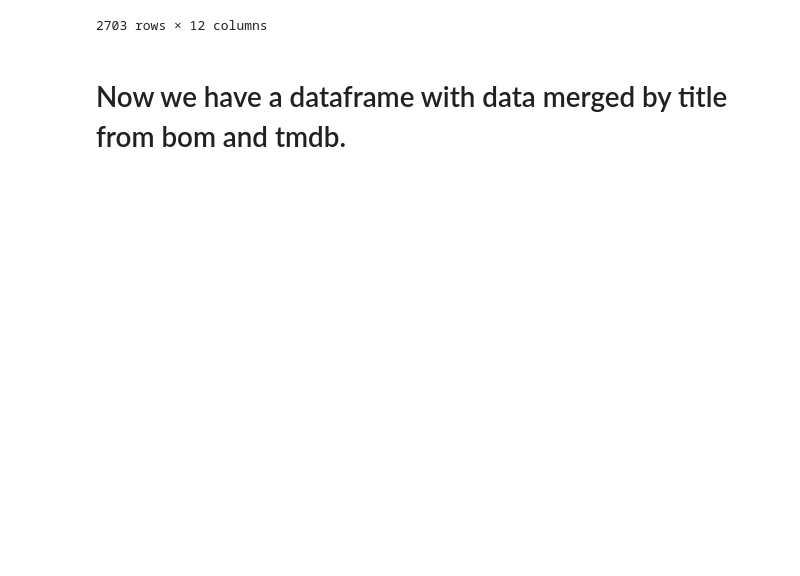
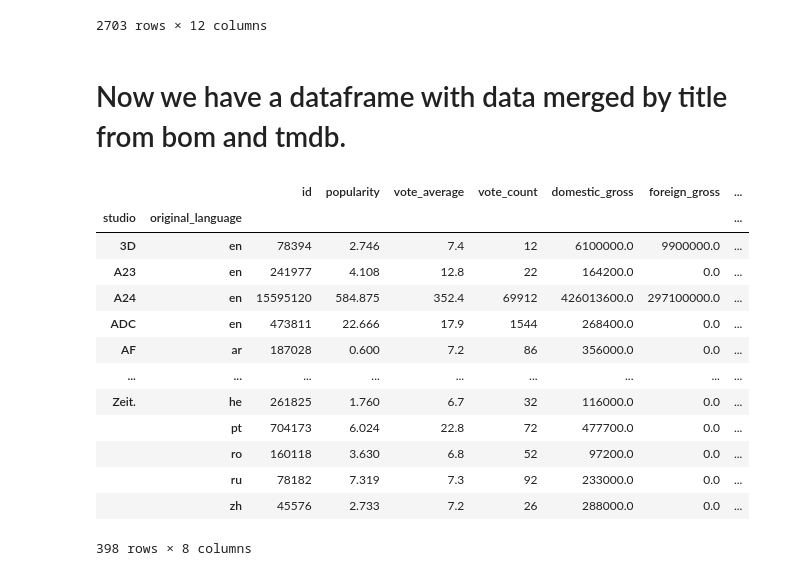
Before and after one commit to davidlebruce/movie_industry_project, a Jupyter notebook: bf_data_exp.ipynb, the cells around one changed output. Cells and saved outputs as stored; diff of their text form; code cells hidden in the pictures; blank space fills up the shorter version.

Commit message:
grouped df by studio

```diff
--- a/bf_data_exp.ipynb
+++ b/bf_data_exp.ipynb
@@ -148,5 +148,22 @@ merge_compare_df
 # %%
 merge_compare_df['total_gross_profit'] = merge_compare_df['domestic_gross'] + merge_compare_df['foreign_gross']
+# %%
+merge_compare_df.groupby(['studio', 'original_language']).sum()
+# %% [output]
+|  |  | id | popularity | vote_average | vote_count | domestic_gross | foreign_gross | ... |
+| studio | original_language |  |  |  |  |  |  | ... |
+| 3D | en | 78394 | 2.746 | 7.4 | 12 | 6100000.0 | 9900000.0 | ... |
+| A23 | en | 241977 | 4.108 | 12.8 | 22 | 164200.0 | 0.0 | ... |
+| A24 | en | 15595120 | 584.875 | 352.4 | 69912 | 426013600.0 | 297100000.0 | ... |
+| ADC | en | 473811 | 22.666 | 17.9 | 1544 | 268400.0 | 0.0 | ... |
+| AF | ar | 187028 | 0.600 | 7.2 | 86 | 356000.0 | 0.0 | ... |
+| ... | ... | ... | ... | ... | ... | ... | ... | ... |
+| Zeit. | he | 261825 | 1.760 | 6.7 | 32 | 116000.0 | 0.0 | ... |
+|  | pt | 704173 | 6.024 | 22.8 | 72 | 477700.0 | 0.0 | ... |
+|  | ro | 160118 | 3.630 | 6.8 | 52 | 97200.0 | 0.0 | ... |
+|  | ru | 78182 | 7.319 | 7.3 | 92 | 233000.0 | 0.0 | ... |
+|  | zh | 45576 | 2.733 | 7.2 | 26 | 288000.0 | 0.0 | ... |
+398 rows × 8 columns
 # %%
 merge_compare_df
 # %% [output]
```
Also changed, not shown: parts of 3 cells of this notebook.
